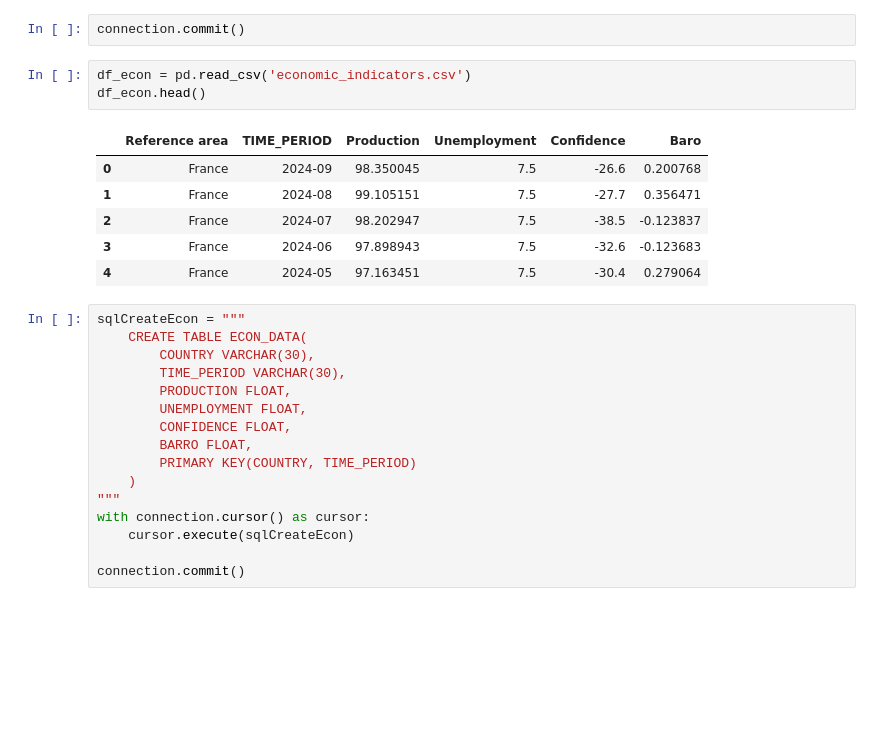
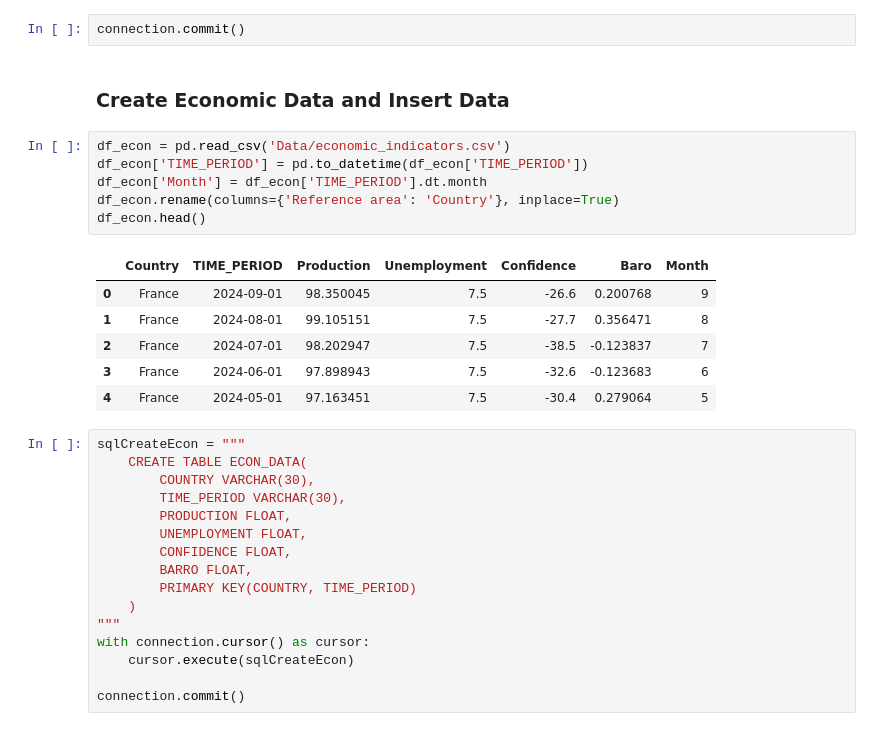
Before and after one commit to alexdelargy/DS320FinalProject, a Jupyter notebook: main.ipynb, the cells around one changed output. Drawn from its saved outputs; the diff is of its cells as text; blank space fills up the shorter version.

```diff
--- a/main.ipynb
+++ b/main.ipynb
@@ -291,15 +363,20 @@ Help: https://python-oracledb.readthedocs.io/en/latest/user_guide/troubleshootin
 # %%
 connection.commit()
-# %%
-df_econ = pd.read_csv('economic_indicators.csv')
-df_econ.head()
-# %% [output]
-|  | Reference area | TIME_PERIOD | Production | Unemployment | Confidence | Baro |
-| 0 | France | 2024-09 | 98.350045 | 7.5 | -26.6 | 0.200768 |
-| 1 | France | 2024-08 | 99.105151 | 7.5 | -27.7 | 0.356471 |
-| 2 | France | 2024-07 | 98.202947 | 7.5 | -38.5 | -0.123837 |
-| 3 | France | 2024-06 | 97.898943 | 7.5 | -32.6 | -0.123683 |
-| 4 | France | 2024-05 | 97.163451 | 7.5 | -30.4 | 0.279064 |
+# %% [markdown]
+### Create Economic Data and Insert Data
+# %%
+df_econ = pd.read_csv('Data/economic_indicators.csv')
+df_econ['TIME_PERIOD'] = pd.to_datetime(df_econ['TIME_PERIOD'])
+df_econ['Month'] = df_econ['TIME_PERIOD'].dt.month
+df_econ.rename(columns={'Reference area': 'Country'}, inplace=True)
+df_econ.head()
+# %% [output]
+|  | Country | TIME_PERIOD | Production | Unemployment | Confidence | Baro | Month |
+| 0 | France | 2024-09-01 | 98.350045 | 7.5 | -26.6 | 0.200768 | 9 |
+| 1 | France | 2024-08-01 | 99.105151 | 7.5 | -27.7 | 0.356471 | 8 |
+| 2 | France | 2024-07-01 | 98.202947 | 7.5 | -38.5 | -0.123837 | 7 |
+| 3 | France | 2024-06-01 | 97.898943 | 7.5 | -32.6 | -0.123683 | 6 |
+| 4 | France | 2024-05-01 | 97.163451 | 7.5 | -30.4 | 0.279064 | 5 |
 # %%
 sqlCreateEcon = """
     CREATE TABLE ECON_DATA(
```
Also changed, not shown: parts of 42 cells of this notebook, 5 other files.
